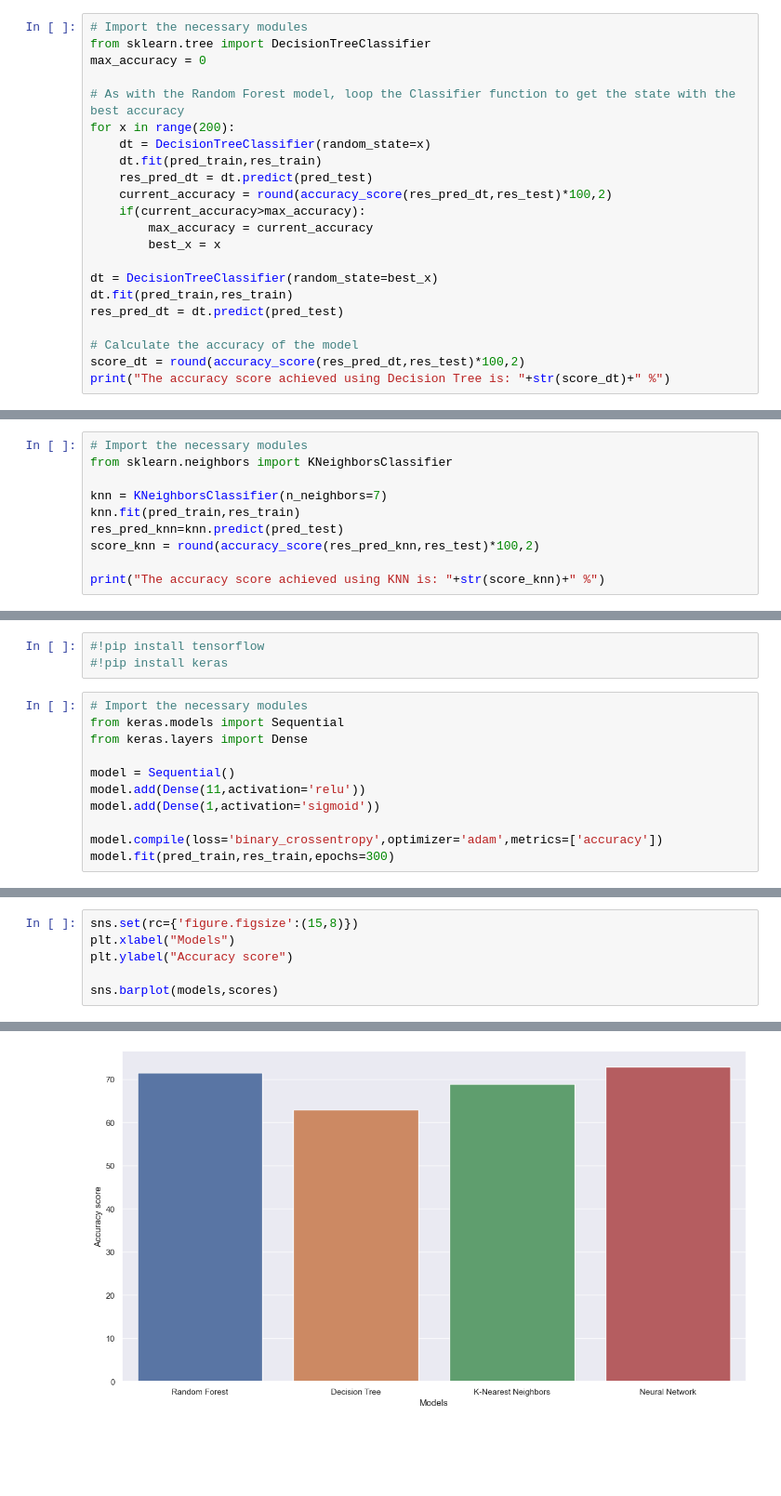
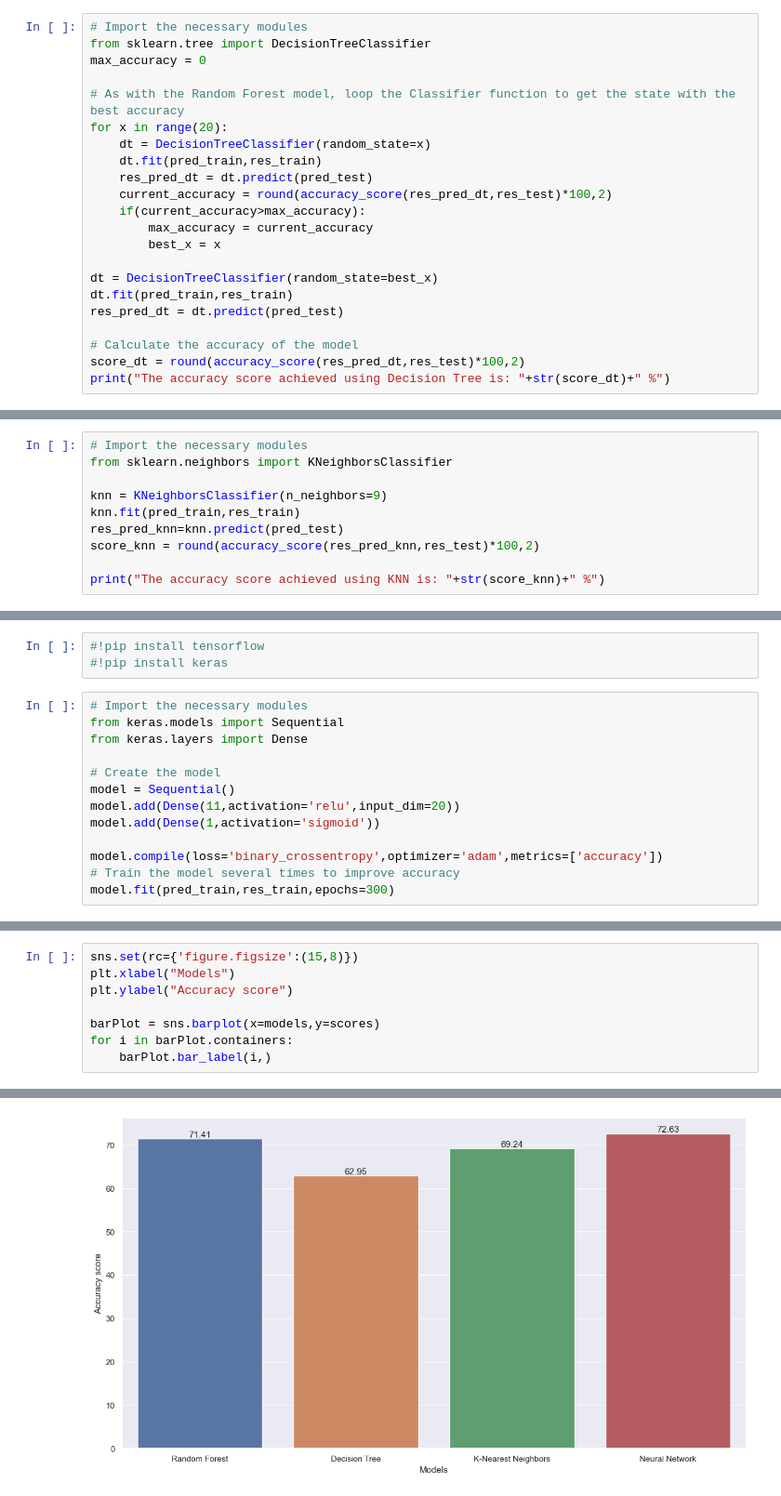
Before and after one commit to songtian17/SC1015-DSAI-project, a Jupyter notebook: Model_Fitting.ipynb, the cells around one changed output, grey strips where cells are left out. Shown: that part at 93% size. Drawn from its saved outputs; the diff is of its cells as text; blank space fills up the shorter version.

Commit message:
Update Model_Fitting.ipynb
Should be the last edit from me

```diff
--- a/Model_Fitting.ipynb
+++ b/Model_Fitting.ipynb
@@ -68,7 +68,7 @@ from sklearn.tree import DecisionTreeClassifier
 max_accuracy = 0
 
 # As with the Random Forest model, loop the Classifier function to get the state with the best accuracy
-for x in range(200):
+for x in range(20):
     dt = DecisionTreeClassifier(random_state=x)
     dt.fit(pred_train,res_train)
     res_pred_dt = dt.predict(pred_test)
@@ -93,7 +94,7 @@ K Nearest Neighbors
 # Import the necessary modules
 from sklearn.neighbors import KNeighborsClassifier
 
-knn = KNeighborsClassifier(n_neighbors=7)
+knn = KNeighborsClassifier(n_neighbors=9)
 knn.fit(pred_train,res_train)
 res_pred_knn=knn.predict(pred_test)
 score_knn = round(accuracy_score(res_pred_knn,res_test)*100,2)
@@ -113,11 +116,13 @@ Install the necessary modules if they are not in your libraries
 from keras.models import Sequential
 from keras.layers import Dense
 
+# Create the model
 model = Sequential()
-model.add(Dense(11,activation='relu'))
+model.add(Dense(11,activation='relu',input_dim=20))
 model.add(Dense(1,activation='sigmoid'))
 
 model.compile(loss='binary_crossentropy',optimizer='adam',metrics=['accuracy'])
+# Train the model several times to improve accuracy
 model.fit(pred_train,res_train,epochs=300)
 # %% [output]
 Epoch 1/300
@@ -167,5 +172,7 @@ sns.set(rc={'figure.figsize':(15,8)})
 plt.xlabel("Models")
 plt.ylabel("Accuracy score")
 
-sns.barplot(models,scores)
+barPlot = sns.barplot(x=models,y=scores)
+for i in barPlot.containers:
+    barPlot.bar_label(i,)
 # %% [output]
@@ -173 +179 @@ sns.barplot(models,scores)
-[figure, old version]
+[figure, new version]
```
Also changed, not shown: parts of 13 cells of this notebook.
